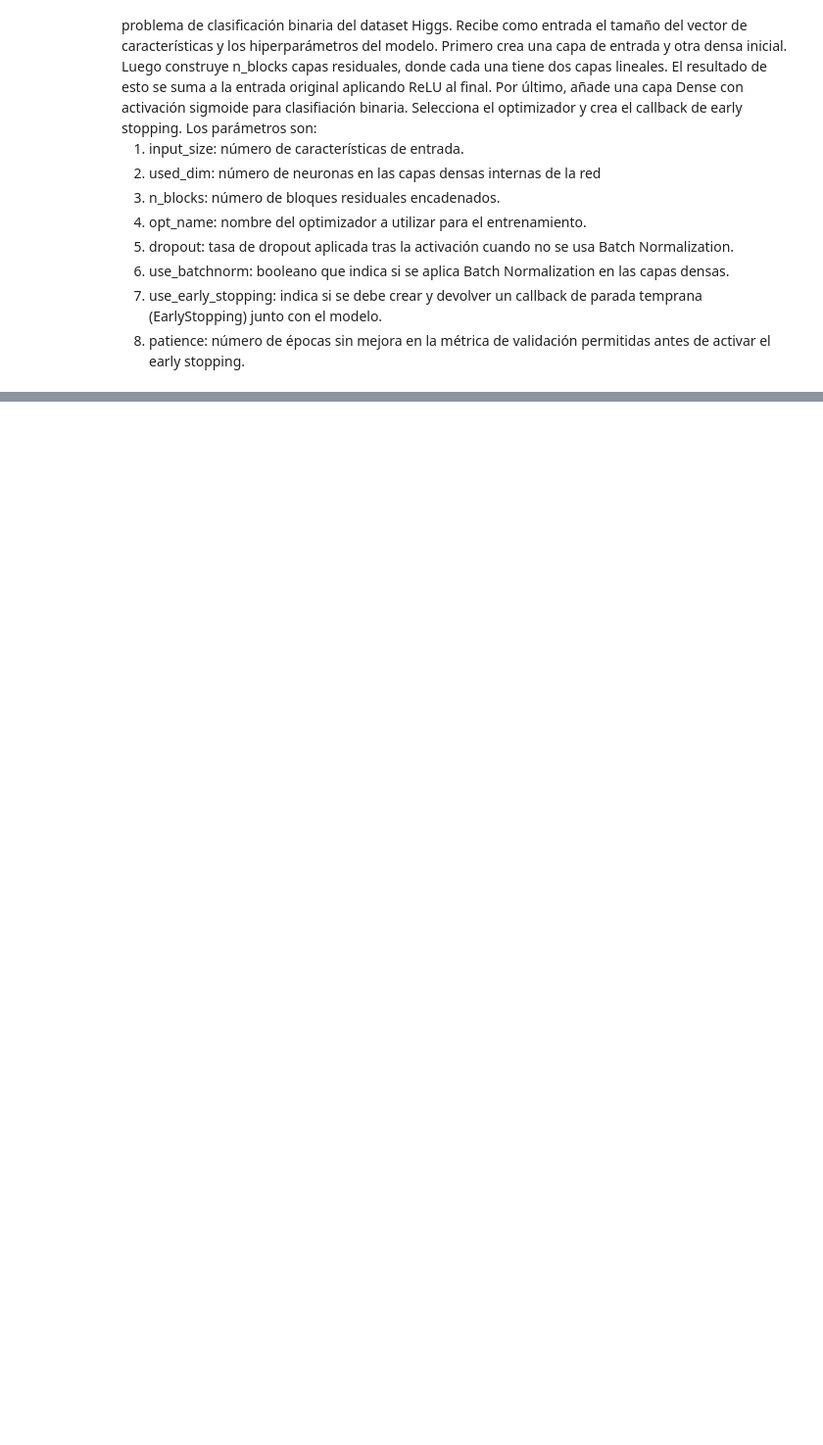
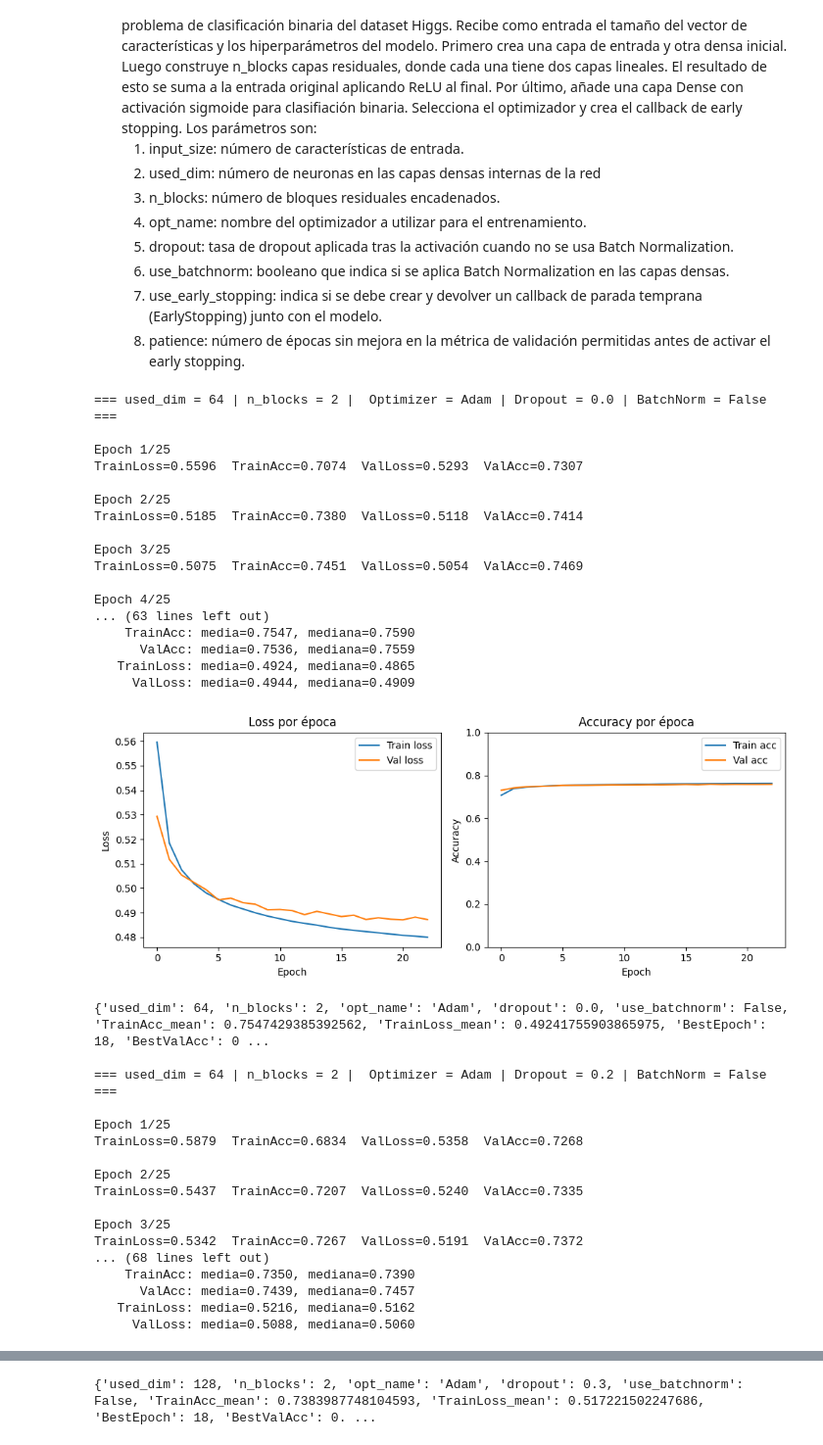
Before and after one commit to GuillermoBlancoNunez/P2_AprendizajeProfundo, a Jupyter notebook: p3_GuillermoBN_PabloDB.ipynb, the cells around one changed output, grey strips where cells are left out. Shown at 98% size. Cells and saved outputs as stored; diff of their text form; code cells hidden in the pictures; blank space fills up the shorter version.

```diff
--- a/p3_GuillermoBN_PabloDB.ipynb
+++ b/p3_GuillermoBN_PabloDB.ipynb
@@ -143,6 +174,29 @@ hyperparams = [
     (64,  2, "RMSprop", 0.0, False),
     (64,  3, "SGD",     0.0, False),
 ]
+# %%
+EPOCHS = 25
+BATCH_SIZE = 512
+INPUT_SIZE = X_train_norm.shape[1]
+PATIENCE = 5
+
+hyperparams2 = [
+
+    (32, 2, "Adam", 0.0, False, 0.0),
+    (32, 2, "Adam", 0.0, False, 1e-5),
+
+    (64, 2, "Adam", 0.0, False, 0.0),
+    (64, 2, "Adam", 0.0, False, 1e-5),
+
+    (64,  2, "Adam", 0.0, True,  0.0),
+    (64,  2, "Adam", 0.0, True,  1e-5),
+
+    (128, 2, "Adam", 0.0, False, 0.0),
+    (128, 2, "Adam", 0.0, False, 1e-5),
+
+    (128, 2, "Adam", 0.0, True, 0.0),
+    (128, 2, "Adam", 0.0, True, 1e-5),
+]
 # %% [markdown]
 ## Construcción de una red residual
 - build_residual_MLP: construye y compila una red residual densa con bloques residuales para el problema de clasificación binaria del dataset Higgs. Recibe como entrada el tamaño del vector de características y los hiperparámetros del modelo. Primero crea una capa de entrada y otra densa inicial. Luego construye n_blocks capas residuales, donde cada una tiene dos capas lineales. El resultado de esto se suma a la entrada original aplicando ReLU al final. Por último, añade una capa Dense con activación sigmoide para clasifiación binaria. Selecciona el optimizador y crea el callback de early stopping. Los parámetros son:
@@ -155,8 +209,7 @@ hyperparams = [
     7. use_early_stopping: indica si se debe crear y devolver un callback de parada temprana (EarlyStopping) junto con el modelo.
     8. patience: número de épocas sin mejora en la métrica de validación permitidas antes de activar el early stopping.
 # %%
-
-def build_residual_MLP(input_size, used_dim, n_blocks, opt_name, dropout, use_batchnorm):
+def build_residual_MLP(input_size, used_dim, n_blocks, opt_name, dropout, use_batchnorm, l2_reg):
 
     if use_batchnorm and dropout > 0.0:
         print("[AVISO] use_batchnorm=True y dropout>0. Ignorando dropout para no mezclar BN y Dropout.")
@@ -164,7 +217,7 @@ def build_residual_MLP(input_size, used_dim, n_blocks, opt_name, dropout, use_ba
 
     inputs = layers.Input(shape=(input_size,))
 
-    x = layers.Dense(used_dim)(inputs)
+    x = layers.Dense(used_dim, kernel_regularizer=regularizers.l2(l2_reg))(inputs)
 
     if use_batchnorm:
         x = layers.BatchNormalization()(x)
@@ -177,7 +230,7 @@ def build_residual_MLP(input_size, used_dim, n_blocks, opt_name, dropout, use_ba
     for i in range(n_blocks):
         residual = x
 
-        z = layers.Dense(used_dim)(x)
+        z = layers.Dense(used_dim, kernel_regularizer= regularizers.l2(l2_reg))(x)
         if use_batchnorm:
             z = layers.BatchNormalization()(z)
             z = layers.ReLU()(z)
@@ -186,14 +239,14 @@ def build_residual_MLP(input_size, used_dim, n_blocks, opt_name, dropout, use_ba
             if dropout > 0.0:
                 z = layers.Dropout(dropout)(z)
 
-        z = layers.Dense(used_dim)(z)
+        z = layers.Dense(used_dim, kernel_regularizer=regularizers.l2(l2_reg))(z)
         if use_batchnorm:
             z = layers.BatchNormalization()(z)
 
         x = layers.Add()([residual, z])
         x = layers.ReLU()(x)
 
-    outputs = layers.Dense(1, activation="sigmoid")(x)
+    outputs = layers.Dense(1, activation="sigmoid", kernel_regularizer=regularizers.l2(l2_reg))(x)
     model = Model(inputs, outputs)
 
     if opt_name == "Adam":
@@ -316,0 +477,44 @@ def train_one_model(
+# %%
+models = []
+results = []
+# %%
+for (used_dim, n_blocks, opt_name, dropout, use_batchnorm) in hyperparams[:4]:
+    model, best_weights, result = fit_residual(used_dim, n_blocks, opt_name, dropout, use_batchnorm)
+    models.append((model, best_weights))
+    results.append(result)
+# %% [output]
+=== used_dim = 64 | n_blocks = 2 |  Optimizer = Adam | Dropout = 0.0 | BatchNorm = False ===
+
+Epoch 1/25
+TrainLoss=0.5596  TrainAcc=0.7074  ValLoss=0.5293  ValAcc=0.7307
+
+Epoch 2/25
+TrainLoss=0.5185  TrainAcc=0.7380  ValLoss=0.5118  ValAcc=0.7414
+
+Epoch 3/25
+TrainLoss=0.5075  TrainAcc=0.7451  ValLoss=0.5054  ValAcc=0.7469
+
+Epoch 4/25
+... (63 lines left out)
+    TrainAcc: media=0.7547, mediana=0.7590
+      ValAcc: media=0.7536, mediana=0.7559
+   TrainLoss: media=0.4924, mediana=0.4865
+     ValLoss: media=0.4944, mediana=0.4909
+[figure, added]
+{'used_dim': 64, 'n_blocks': 2, 'opt_name': 'Adam', 'dropout': 0.0, 'use_batchnorm': False, 'TrainAcc_mean': 0.7547429385392562, 'TrainLoss_mean': 0.49241755903865975, 'BestEpoch': 18, 'BestValAcc': 0 ...
+
+=== used_dim = 64 | n_blocks = 2 |  Optimizer = Adam | Dropout = 0.2 | BatchNorm = False ===
+
+Epoch 1/25
+TrainLoss=0.5879  TrainAcc=0.6834  ValLoss=0.5358  ValAcc=0.7268
+
+Epoch 2/25
+TrainLoss=0.5437  TrainAcc=0.7207  ValLoss=0.5240  ValAcc=0.7335
+
+Epoch 3/25
+TrainLoss=0.5342  TrainAcc=0.7267  ValLoss=0.5191  ValAcc=0.7372
+... (68 lines left out)
+    TrainAcc: media=0.7350, mediana=0.7390
+      ValAcc: media=0.7439, mediana=0.7457
+   TrainLoss: media=0.5216, mediana=0.5162
+     ValLoss: media=0.5088, mediana=0.5060
@@ -316,0 +558 @@ def train_one_model(
+{'used_dim': 128, 'n_blocks': 2, 'opt_name': 'Adam', 'dropout': 0.3, 'use_batchnorm': False, 'TrainAcc_mean': 0.7383987748104593, 'TrainLoss_mean': 0.517221502247686, 'BestEpoch': 18, 'BestValAcc': 0. ...
```
Also changed, not shown: parts of 26 cells of this notebook, 2 other files.
